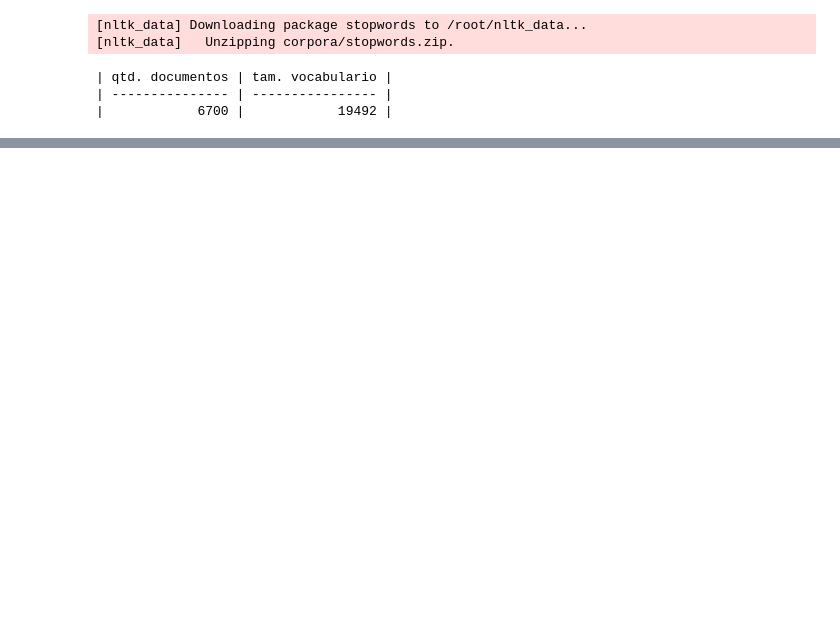
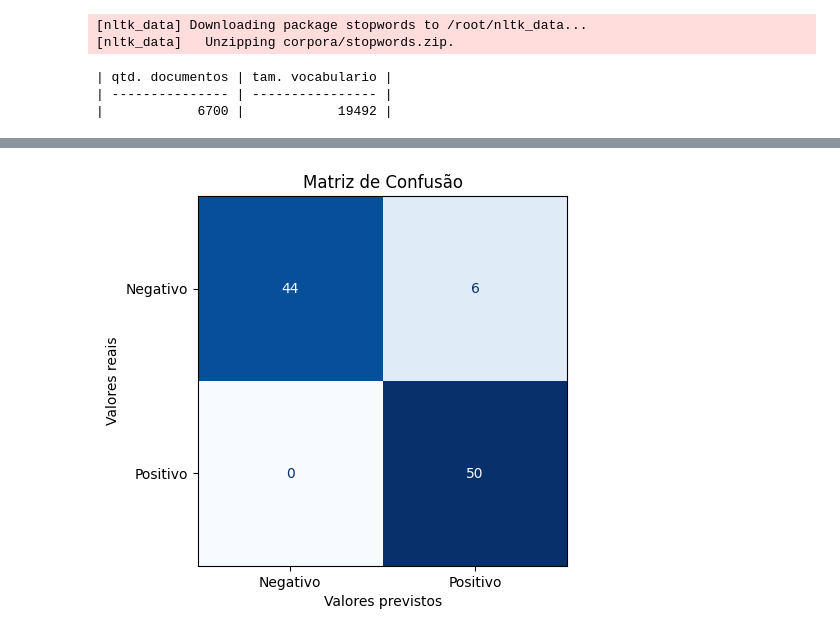
Before and after one commit to olucasaguiar/estudos-sobre-machine-learning, a Jupyter notebook: temas/natural-language-processing/NLP-lucas_nascimento_aguiar.ipynb, the cells around one changed output, grey strips where cells are left out. Saved outputs shown, nothing was run; the diff lists cells and outputs as text; code cells hidden in the pictures; blank space fills up the shorter version.

```diff
--- a/temas/natural-language-processing/NLP-lucas_nascimento_aguiar.ipynb
+++ b/temas/natural-language-processing/NLP-lucas_nascimento_aguiar.ipynb
@@ -275,0 +244,19 @@ TimeoutException: Requesting secret GOOGLE_API_KEY timed out. Secrets can only b
+# %%
+import pandas as pd
+import csv
+
+positive_filter = df['polarity'] == 1
+negative_filter = df['polarity'] == 0
+
+index_label = 'index'
+columns = ['review_text', 'polarity']
+example_1 = pd.concat([df[positive_filter].sample(n=5), df[negative_filter].sample(n=5)], ignore_index=True)
+example_1_str = example_1.to_csv(index=True, columns=columns,index_label=index_label, quoting=csv.QUOTE_NONNUMERIC)
+
+example_2 = pd.concat([df[positive_filter].sample(n=3), df[negative_filter].sample(n=5)], ignore_index=True)
+example_2_str = example_2.to_csv(index=True, columns=columns,index_label=index_label, quoting=csv.QUOTE_NONNUMERIC)
+# %%
+llm_data = simulate_review(n_positive=50, n_negative=50, first_example=example_1_str, second_example=example_2_str)
+
+print(llm_data['polarity'].value_counts())
+print(llm_data.head())
@@ -285,0 +277,14 @@ print(classification_report(llm_data["polarity"], y_llm_pred))
+# %%
+import matplotlib.pyplot as plt
+import numpy as np
+from sklearn.metrics import classification_report, ConfusionMatrixDisplay
+
+
+disp = ConfusionMatrixDisplay.from_predictions(llm_data["polarity"], y_llm_pred, cmap=plt.cm.Blues, display_labels=["Negativo", "Positivo"])
+disp.im_.colorbar.remove()
+disp.ax_.set_title("Matriz de Confusão")
+disp.ax_.set_xlabel("Valores previstos")
+disp.ax_.set_ylabel("Valores reais")
+plt.show()
+# %% [output]
+[figure, added]
```
Also changed, not shown: parts of 11 cells of this notebook.
